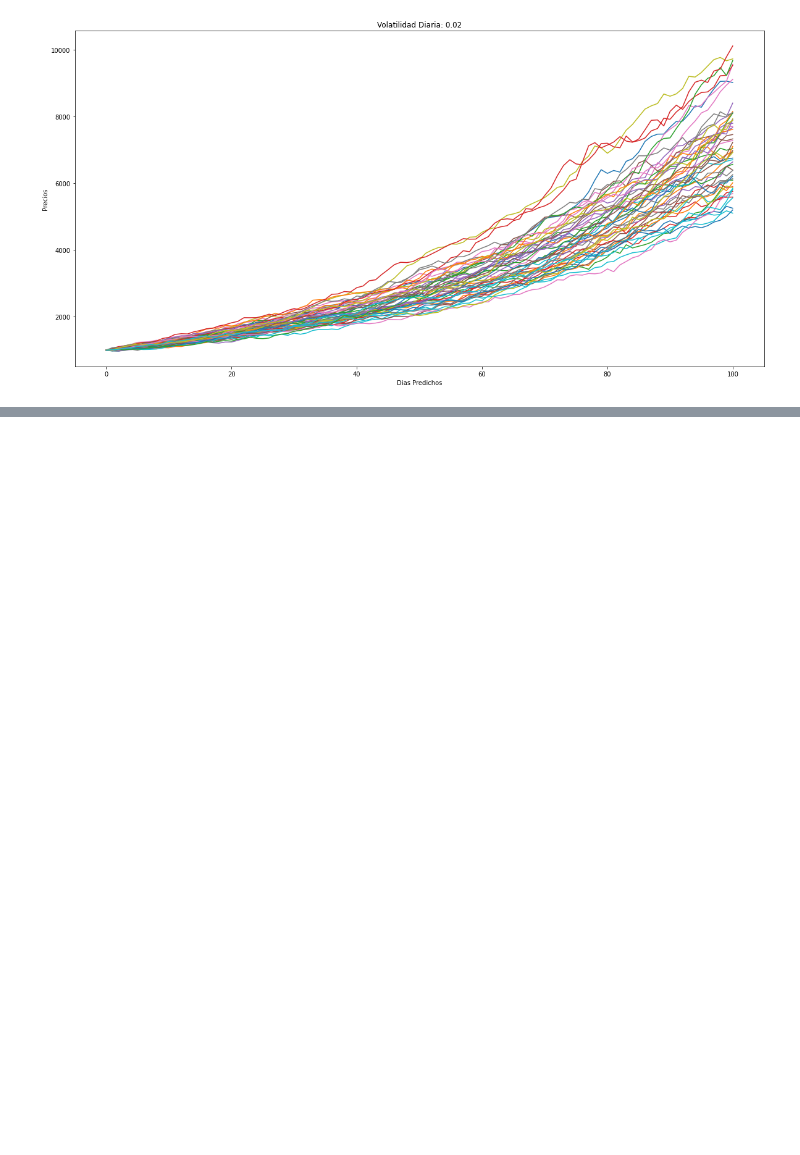
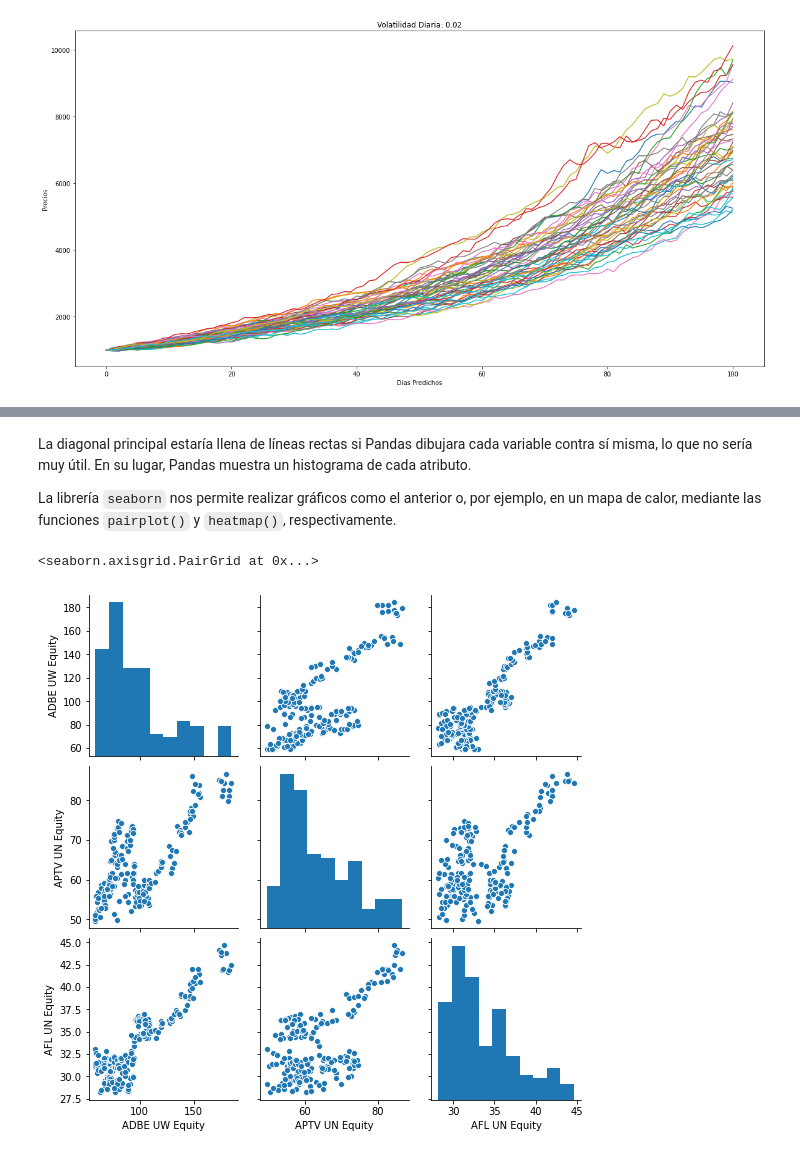
Before and after one commit to jisazac/pythonfinanzaseafit, a Jupyter notebook: Clase_4.ipynb, the cells around one changed output, grey strips where cells are left out. Drawn from its saved outputs; the diff is of its cells as text; code cells hidden in the pictures; blank space fills up the shorter version.

```diff
--- a/Clase_4.ipynb
+++ b/Clase_4.ipynb
@@ -1769,0 +1904,10 @@ plt.show()
+# %% [markdown]
+La diagonal principal estaría llena de líneas rectas si Pandas dibujara cada variable contra sí misma, lo que no sería muy útil. En su lugar, Pandas muestra un histograma de cada atributo.
+
+La librería `seaborn` nos permite realizar gráficos como el anterior o, por ejemplo, en un mapa de calor, mediante las funciones `pairplot()` y `heatmap()`, respectivamente.
+# %%
+import seaborn as sns
+sns.pairplot(df,  vars = ["ADBE UW Equity","APTV UN Equity","AFL UN Equity"])
+# %% [output]
+<seaborn.axisgrid.PairGrid at 0x...>
+[figure, added]
```
Also changed, not shown: parts of 22 cells of this notebook.
